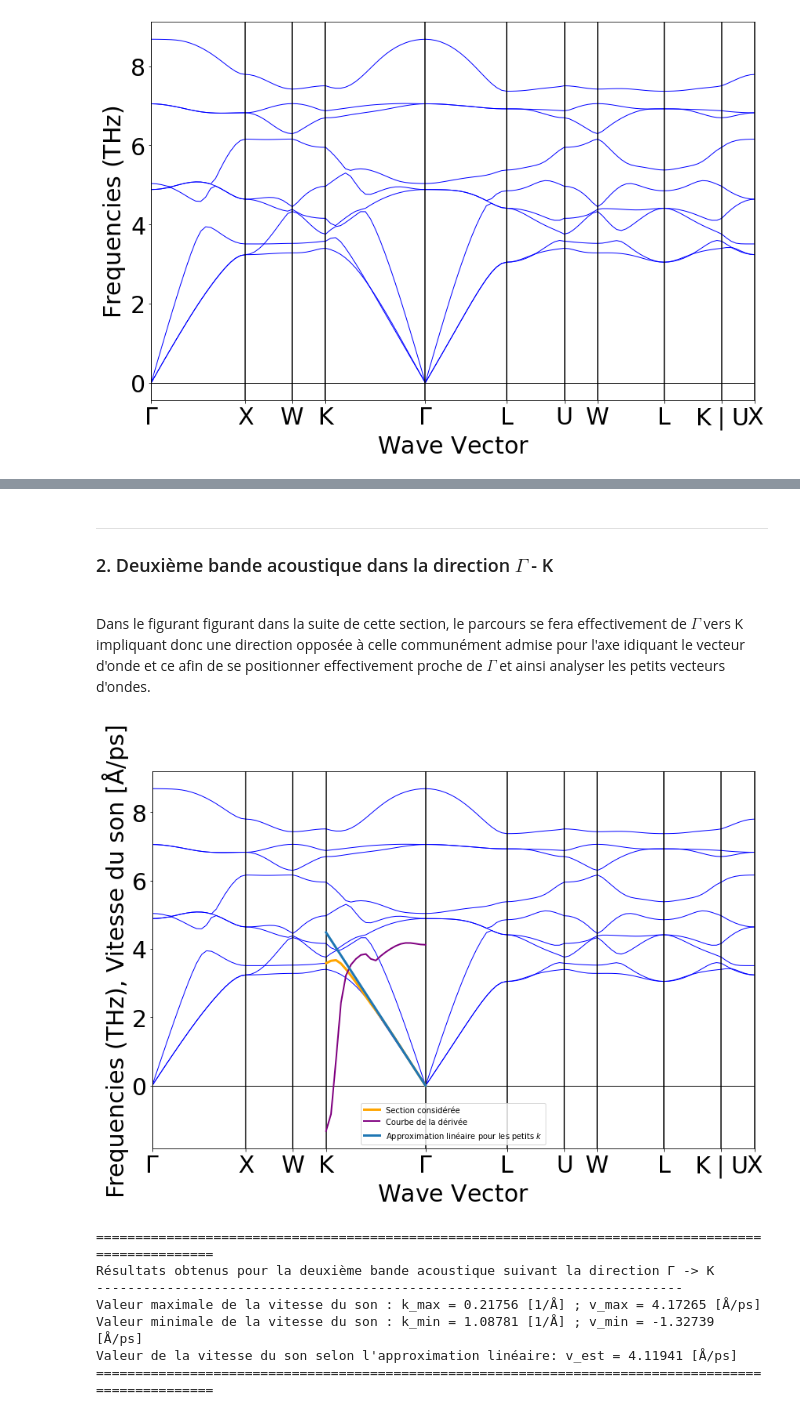
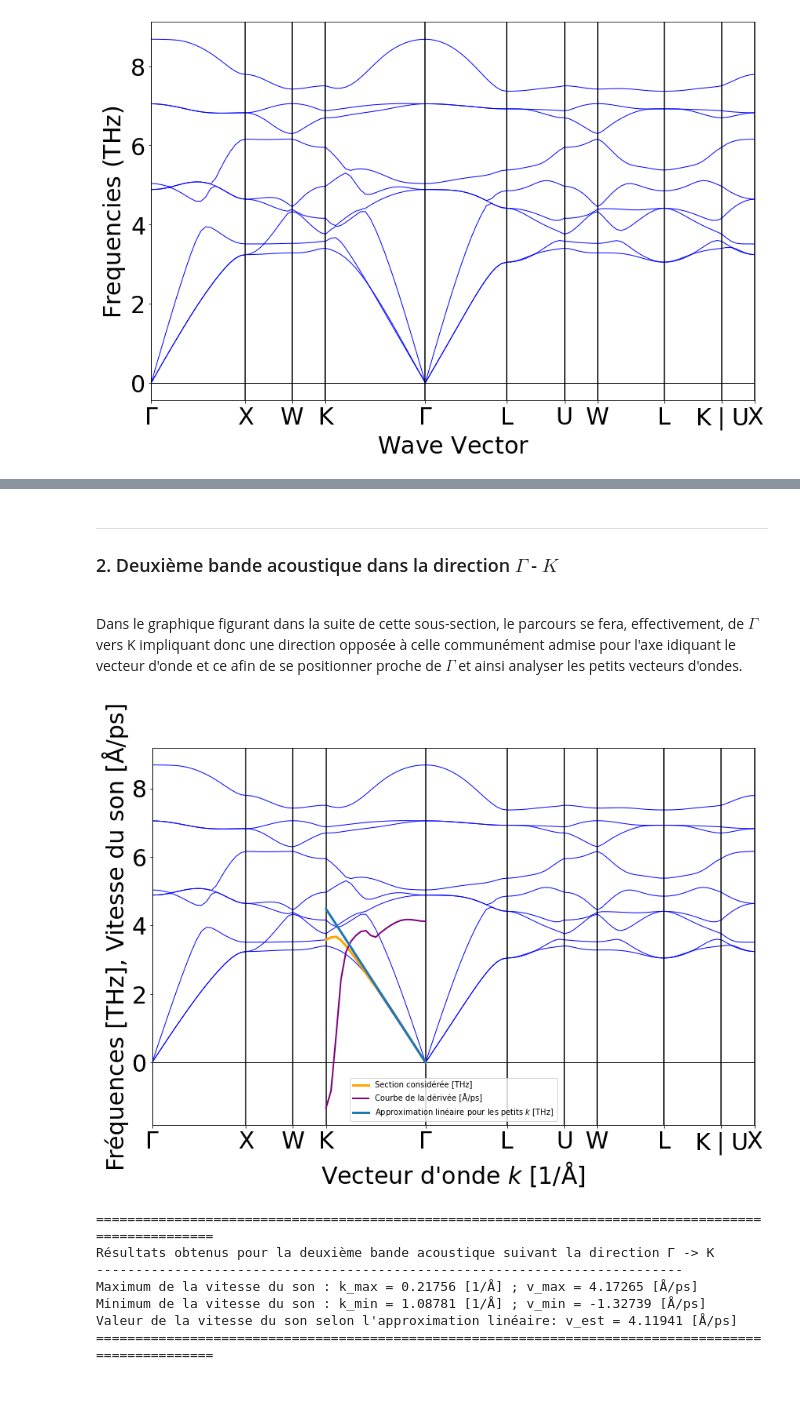
Before and after one commit to StevenGuyCap/lmapr1492, a Jupyter notebook: ph_bands.ipynb, the cells around one changed output, grey strips where cells are left out. Saved outputs shown, nothing was run; the diff lists cells and outputs as text; code cells hidden in the pictures.

```diff
--- a/ph_bands.ipynb
+++ b/ph_bands.ipynb
@@ -120,52 +119,53 @@ Valeur de la vitesse du son selon l'approximation linéaire : v_est = 4.00170 [
 # %% [markdown]
 ---
 
-### 2. Deuxième bande acoustique dans la direction $\Gamma$ - K
+### 2. Deuxième bande acoustique dans la direction $\Gamma$ - $K$
 
 <br />
 
-Dans le figurant figurant dans la suite de cette section, le parcours se fera effectivement de $\Gamma$ vers K impliquant donc une direction opposée à celle communément admise pour l'axe idiquant le vecteur d'onde et ce afin de se positionner effectivement proche de $\Gamma$ et ainsi analyser les petits vecteurs d'ondes.
+Dans le graphique figurant dans la suite de cette sous-section, le parcours se fera, effectivement, de $\Gamma$ vers K impliquant donc une direction opposée à celle communément admise pour l'axe idiquant le vecteur d'onde et ce afin de se positionner proche de $\Gamma$ et ainsi analyser les petits vecteurs d'ondes.
 # %%
 # Direction de k = Γ -> K pour la deuxième bande
 
 # Création du plot de base
 plsb = plotBand.get_plot()
 
 # Récupération des fréquences et infos sur k pour la section considérée
-bF2 = np.flip(np.array(freqs[3][1]))
-bK2 = np.array(dists[3:5])
+bF2 = np.flip(np.array(freqs[3][1]))  # Fréquences de la bande 1 section 3 dans le sens Γ -> K
+bK2 = np.array(dists[3:5])            # Distance des points 3 et 4
 k2,h2 = np.linspace(bK2[0],bK2[1],len(bF2),retstep=True)
 
 # Calcul de la dérivée générale de omega_k
 df2 = np.gradient(bF2, h2)
 
 # Approximation linéaire de f
 fa2 = df2[0]*k2 - df2[0]*k2[0]
 
 # Affichage sur le graphe
-plt.plot(k2,np.flip(bF2), "orange", linewidth=3, label="Section considérée")
-plt.plot(k2,np.flip(df2), "purple", linewidth=2, label="Courbe de la dérivée")
-plt.plot(k2,np.flip(fa2), 'C0',     linewidth=3, label="Approximation linéaire pour les petits $k$")
+plt.plot(k2,np.flip(bF2), "orange", linewidth=3, label="Section considérée [THz]")
+plt.plot(k2,np.flip(df2), "purple", linewidth=2, label="Courbe de la dérivée [Å/ps]")
+plt.plot(k2,np.flip(fa2), 'C0',     linewidth=3, label="Approximation linéaire pour les petits $k$ [THz]")
 
 # Affichage du graphe
-plt.ylabel("Frequencies (THz), Vitesse du son [Å/ps]")
+plt.ylabel("Fréquences [THz], Vitesse du son [Å/ps]")
+plt.xlabel("Vecteur d'onde $k$ [1/Å]")
 plt.legend()
 plt.show()
 
 # Affichage des résultats numériques
 print(100*"=")
 print(f"Résultats obtenus pour la deuxième bande acoustique suivant la direction {labels[4]} -> {labels[3]}")
 print(75*"-")
-print(f"Valeur maximale de la vitesse du son : k_max = {k2[np.argmax(df2)]-k2[0]:.5f} [1/Å] ; v_max = {max(df2):.5f} [Å/ps]")
-print(f"Valeur minimale de la vitesse du son : k_min = {k2[np.argmin(df2)]-k2[0]:.5f} [1/Å] ; v_min = {min(df2):.5f} [Å/ps]")
+print(f"Maximum de la vitesse du son : k_max = {k2[np.argmax(df2)]-k2[0]:.5f} [1/Å] ; v_max = {max(df2):.5f} [Å/ps]")
+print(f"Minimum de la vitesse du son : k_min = {k2[np.argmin(df2)]-k2[0]:.5f} [1/Å] ; v_min = {min(df2):.5f} [Å/ps]")
 print(f"Valeur de la vitesse du son selon l'approximation linéaire: v_est = {df2[0]:.5f} [Å/ps]")
 print(100*"=")
 # %% [output]
-[figure, old version]
+[figure, new version]
 ====================================================================================================
 Résultats obtenus pour la deuxième bande acoustique suivant la direction Γ -> K
 ---------------------------------------------------------------------------
-Valeur maximale de la vitesse du son : k_max = 0.21756 [1/Å] ; v_max = 4.17265 [Å/ps]
-Valeur minimale de la vitesse du son : k_min = 1.08781 [1/Å] ; v_min = -1.32739 [Å/ps]
+Maximum de la vitesse du son : k_max = 0.21756 [1/Å] ; v_max = 4.17265 [Å/ps]
+Minimum de la vitesse du son : k_min = 1.08781 [1/Å] ; v_min = -1.32739 [Å/ps]
 Valeur de la vitesse du son selon l'approximation linéaire: v_est = 4.11941 [Å/ps]
 ====================================================================================================
```
Also changed, not shown: parts of 8 cells of this notebook.
